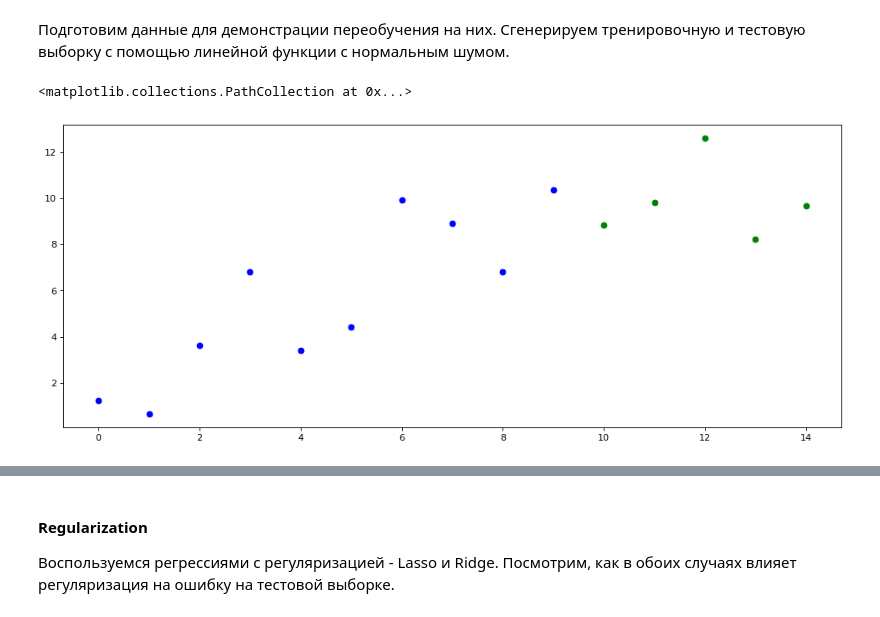
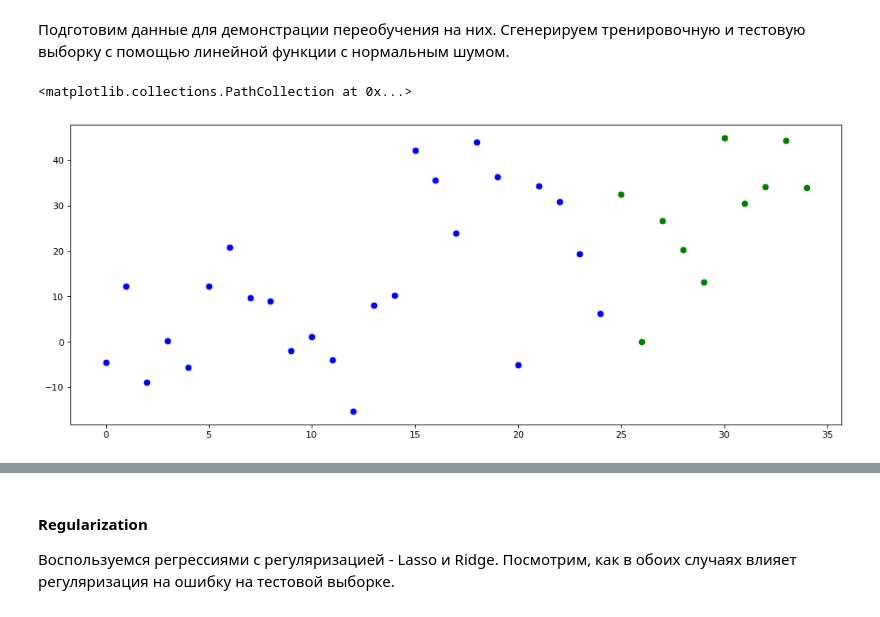
Before and after one commit to runnerup96/SBT-machine-learning-seminars, a Jupyter notebook: Переобучение и регуляризация/Переобучение и регуляризация.ipynb, the cells around one changed output, grey strips where cells are left out. Saved outputs shown, nothing was run; the diff lists cells and outputs as text; code cells hidden in the pictures.

```diff
--- a/Переобучение и регуляризация/Переобучение и регуляризация.ipynb
+++ b/Переобучение и регуляризация/Переобучение и регуляризация.ipynb
@@ -25,24 +25,24 @@ Populating the interactive namespace from numpy and matplotlib
 # %%
 plt.figure(figsize=(15, 6), dpi=80)
 
 # параметры выборки - размер и дисперсия шума
-TRAIN_SET = 10
-TEST_SET = 5
-VARIANCE = 0.5
+TRAIN_SET = 25
+TEST_SET = 10
+VARIANCE = 2.5
 
 #генерация тренировочной выборки
 x_train = np.array([i for i in range(TRAIN_SET)])
 y_train = np.array([(x + 5 * np.random.normal(0,VARIANCE)) for x in x_train])
 
 #генерация тестовой выборки
 x_test = np.array([i for i in range(TRAIN_SET,TRAIN_SET + TEST_SET)])
 y_test = np.array([(x + 5 * np.random.normal(0,VARIANCE)) for x in x_test])
 
 plt.scatter(x_train, y_train, color='b')
 plt.scatter(x_test, y_test, color='g')
 # %% [output]
 <matplotlib.collections.PathCollection at 0x...>
-[figure, old version]
+[figure, new version]
 # %%
 def poly_experiment_train(X_train, Y_train, nb_degree, model):
     """
```
Also changed, not shown: parts of 6 cells of this notebook, 7 other files.
